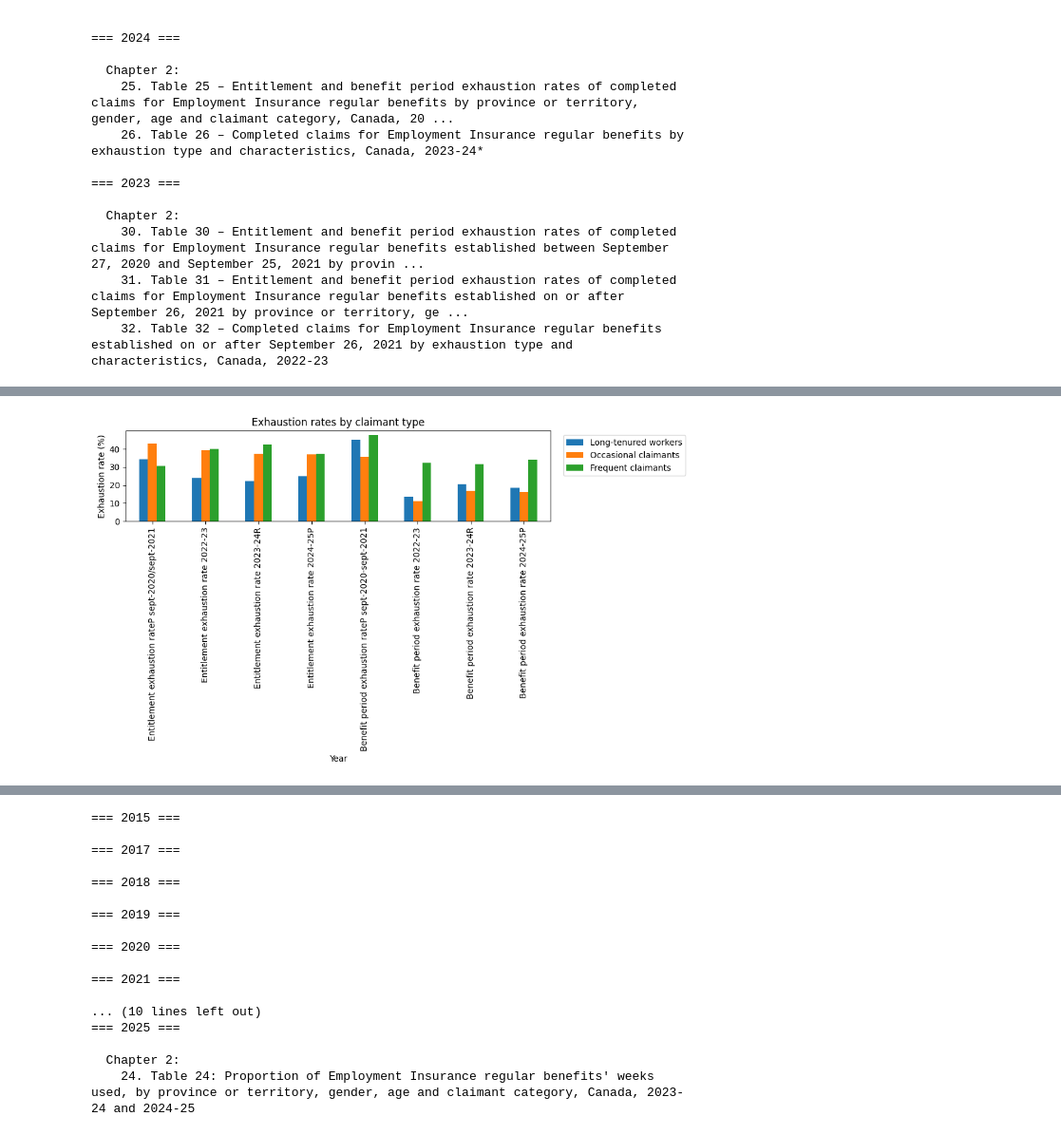
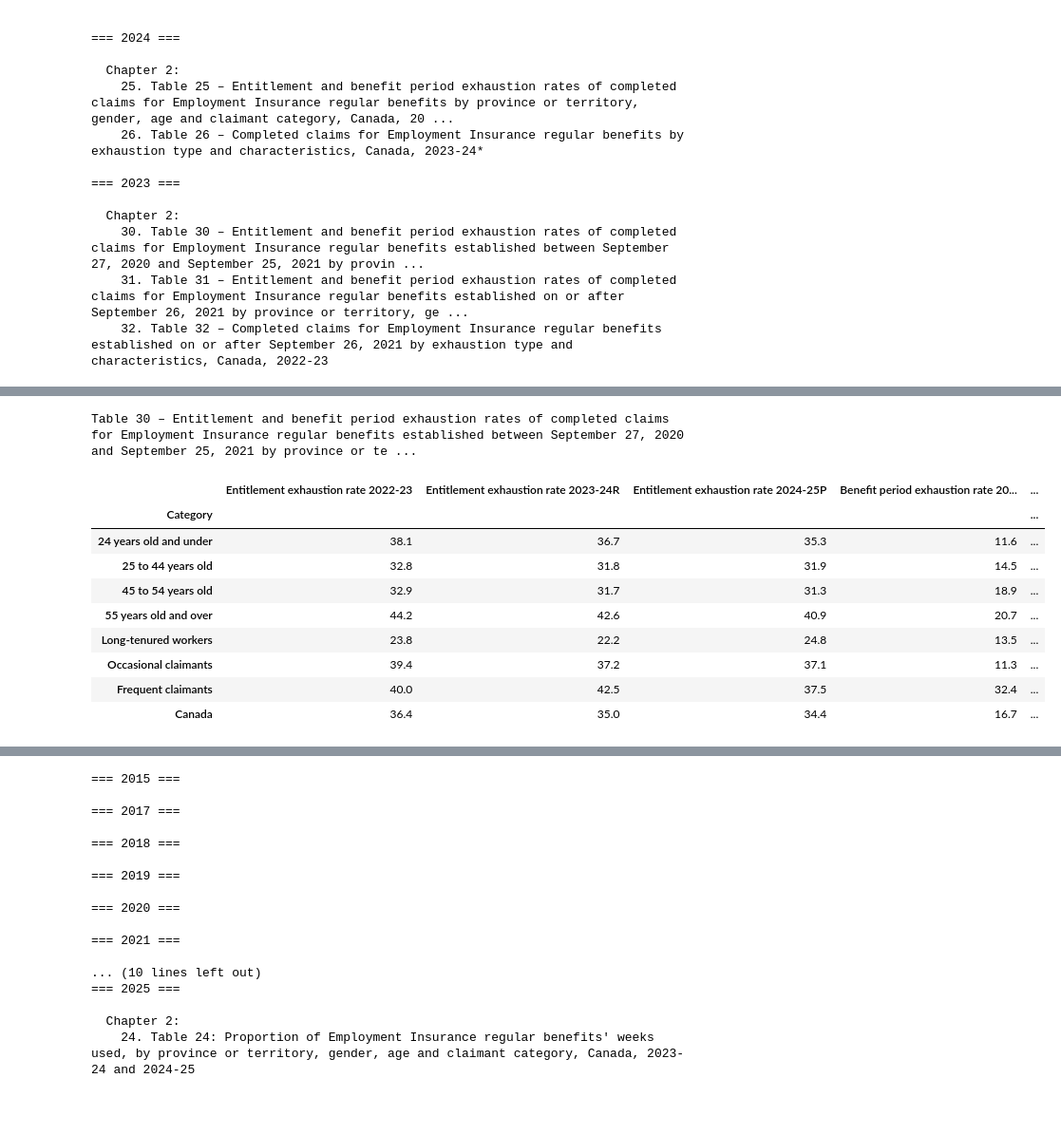
Before and after one commit to oliviergentil/MAR_Explorer, a Jupyter notebook: Copie_de_Untitled6.ipynb, the cells around one changed output, grey strips where cells are left out. Shown at 95% size. Cells and saved outputs as stored; diff of their text form; code cells hidden in the pictures; blank space fills up the shorter version.

```diff
--- a/Copie_de_Untitled6.ipynb
+++ b/Copie_de_Untitled6.ipynb
@@ -130,9 +106,0 @@ exhaustion
-# %%
-exhaustion = exhaustion.replace("R", "", regex=True)
-# %%
-for col in exhaustion.columns[1:]:
-    exhaustion[col] = (
-        exhaustion[col]
-        .str.replace("%", "", regex=False)
-        .astype(float)
-    )
@@ -203,17 +107,31 @@ plt.show()
-# %%
-claimants = exhaustion.iloc[19:22]
-
-claimants.set_index("Category").T.plot(
-    kind="bar",
-    figsize=(10, 6)
-)
-
-plt.ylabel("Exhaustion rate (%)")
-plt.xlabel("Year")
-plt.title("Exhaustion rates by claimant type")
-plt.xticks(rotation=90)
-plt.legend(bbox_to_anchor=(1.02, 1), loc="upper left")
-plt.tight_layout()
-plt.show()
-# %% [output]
-[figure, removed]
+# %%
+df = exhaustion[
+['Category',
+ 'Entitlement exhaustion rate 2022‑23',
+ 'Entitlement exhaustion rate 2023-24R',
+ 'Entitlement exhaustion rate 2024-25P',
+ 'Benefit period exhaustion rate 2022‑23',
+ 'Benefit period exhaustion rate 2023-24R',
+ 'Benefit period exhaustion rate 2024-25P']
+]
+# %%
+df.iloc[:, 1:] = (
+    df.iloc[:, 1:]
+    .replace(["%", "[a-zA-Z]"], "", regex=True)
+    .astype(float)
+)
+# %%
+print(exhaustion_2023.title)
+df.iloc[15:,:].set_index("Category")
+# %% [output]
+Table 30 – Entitlement and benefit period exhaustion rates of completed claims for Employment Insurance regular benefits established between September 27, 2020 and September 25, 2021 by province or te ...
+|  | Entitlement exhaustion rate 2022‑23 | Entitlement exhaustion rate 2023-24R | Entitlement exhaustion rate 2024-25P | Benefit period exhaustion rate 20... | ... |
+| Category |  |  |  |  | ... |
+| 24 years old and under | 38.1 | 36.7 | 35.3 | 11.6 | ... |
+| 25 to 44 years old | 32.8 | 31.8 | 31.9 | 14.5 | ... |
+| 45 to 54 years old | 32.9 | 31.7 | 31.3 | 18.9 | ... |
+| 55 years old and over | 44.2 | 42.6 | 40.9 | 20.7 | ... |
+| Long-tenured workers | 23.8 | 22.2 | 24.8 | 13.5 | ... |
+| Occasional claimants | 39.4 | 37.2 | 37.1 | 11.3 | ... |
+| Frequent claimants | 40.0 | 42.5 | 37.5 | 32.4 | ... |
+| Canada | 36.4 | 35.0 | 34.4 | 16.7 | ... |
```
Also changed, not shown: parts of 31 cells of this notebook.
